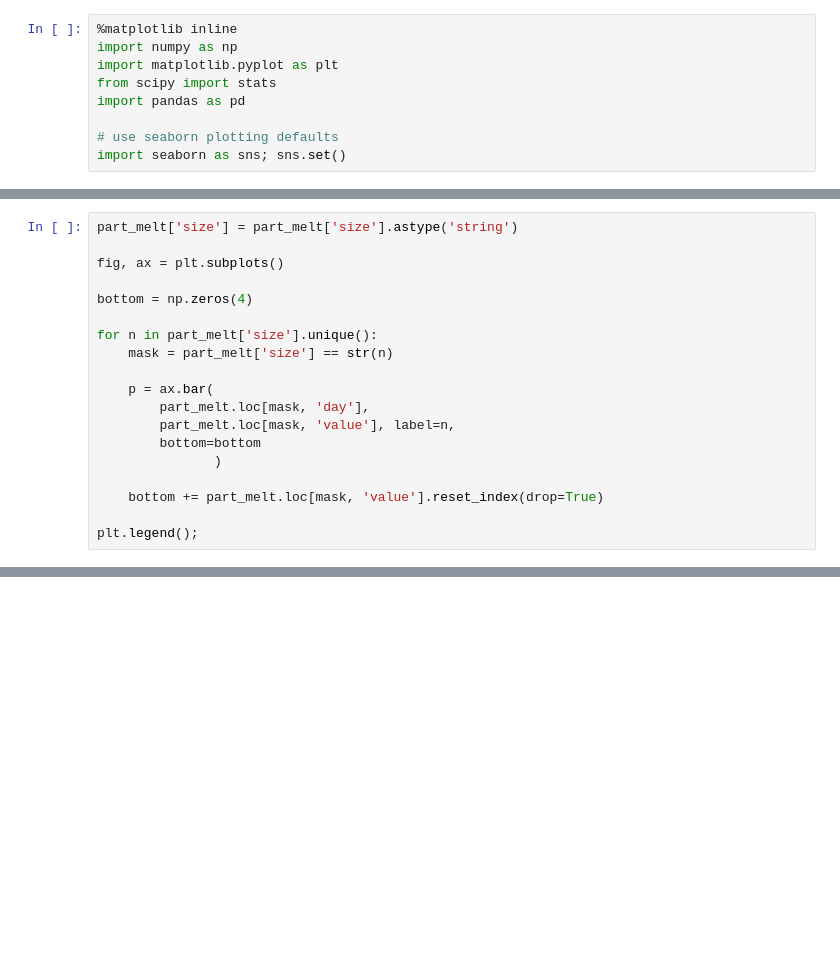
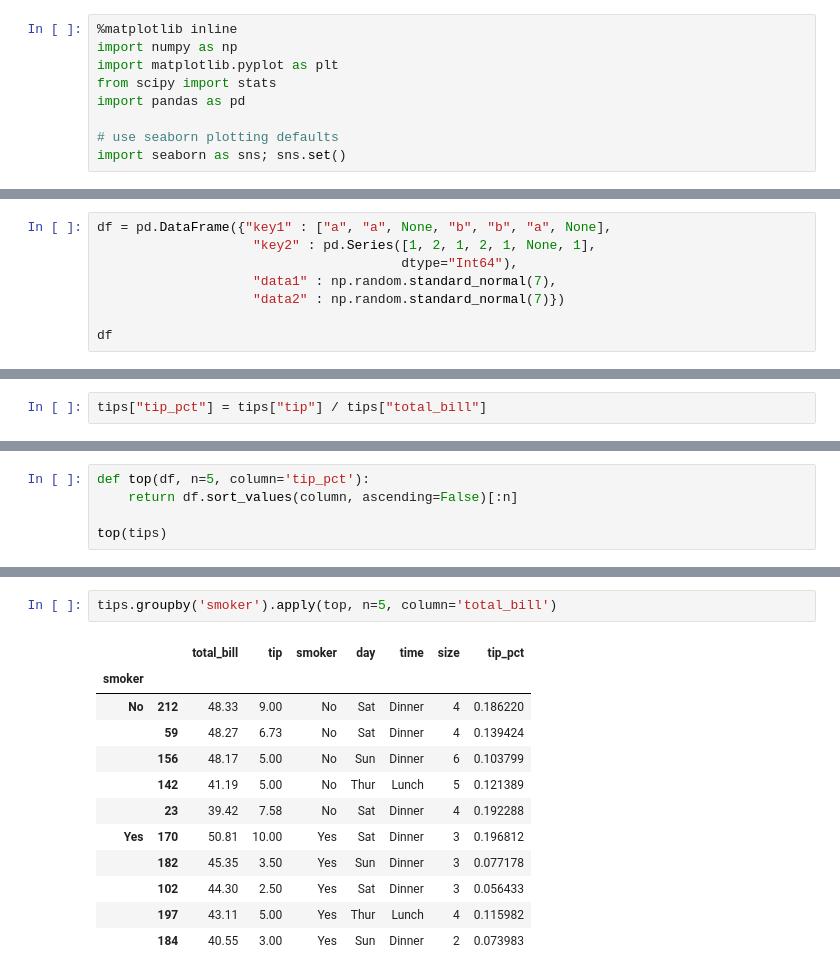
Before and after one commit to S3tuit/jup_lab, a Jupyter notebook: test.ipynb, the cells around one changed output, grey strips where cells are left out. Saved outputs shown, nothing was run; the diff lists cells and outputs as text; blank space fills up the shorter version.

```diff
--- a/test.ipynb
+++ b/test.ipynb
@@ -232,19 +9,0 @@ Name: value, dtype: float64
-# %%
-part_melt['size'] = part_melt['size'].astype('string')
-
-fig, ax = plt.subplots()
-
-bottom = np.zeros(4)
-
-for n in part_melt['size'].unique():
-    mask = part_melt['size'] == str(n)
-
-    p = ax.bar(
-        part_melt.loc[mask, 'day'],
-        part_melt.loc[mask, 'value'], label=n,
-        bottom=bottom
-               )
-
-    bottom += part_melt.loc[mask, 'value'].reset_index(drop=True)
-
-plt.legend();
@@ -252,0 +10,8 @@ plt.legend();
+# %%
+df = pd.DataFrame({"key1" : ["a", "a", None, "b", "b", "a", None],
+                    "key2" : pd.Series([1, 2, 1, 2, 1, None, 1],
+                                       dtype="Int64"),
+                    "data1" : np.random.standard_normal(7),
+                    "data2" : np.random.standard_normal(7)})
+
+df
@@ -252,0 +159,2 @@ plt.legend();
+# %%
+tips["tip_pct"] = tips["tip"] / tips["total_bill"]
@@ -252,0 +175,5 @@ plt.legend();
+# %%
+def top(df, n=5, column='tip_pct'):
+    return df.sort_values(column, ascending=False)[:n]
+
+top(tips)
@@ -252,0 +187,15 @@ plt.legend();
+# %%
+tips.groupby('smoker').apply(top, n=5, column='total_bill')
+# %% [output]
+|  |  | total_bill | tip | smoker | day | time | size | tip_pct |
+| smoker |  |  |  |  |  |  |  |  |
+| No | 212 | 48.33 | 9.00 | No | Sat | Dinner | 4 | 0.186220 |
+|  | 59 | 48.27 | 6.73 | No | Sat | Dinner | 4 | 0.139424 |
+|  | 156 | 48.17 | 5.00 | No | Sun | Dinner | 6 | 0.103799 |
+|  | 142 | 41.19 | 5.00 | No | Thur | Lunch | 5 | 0.121389 |
+|  | 23 | 39.42 | 7.58 | No | Sat | Dinner | 4 | 0.192288 |
+| Yes | 170 | 50.81 | 10.00 | Yes | Sat | Dinner | 3 | 0.196812 |
+|  | 182 | 45.35 | 3.50 | Yes | Sun | Dinner | 3 | 0.077178 |
+|  | 102 | 44.30 | 2.50 | Yes | Sat | Dinner | 3 | 0.056433 |
+|  | 197 | 43.11 | 5.00 | Yes | Thur | Lunch | 4 | 0.115982 |
+|  | 184 | 40.55 | 3.00 | Yes | Sun | Dinner | 2 | 0.073983 |
```
Also changed, not shown: parts of 44 cells of this notebook.
